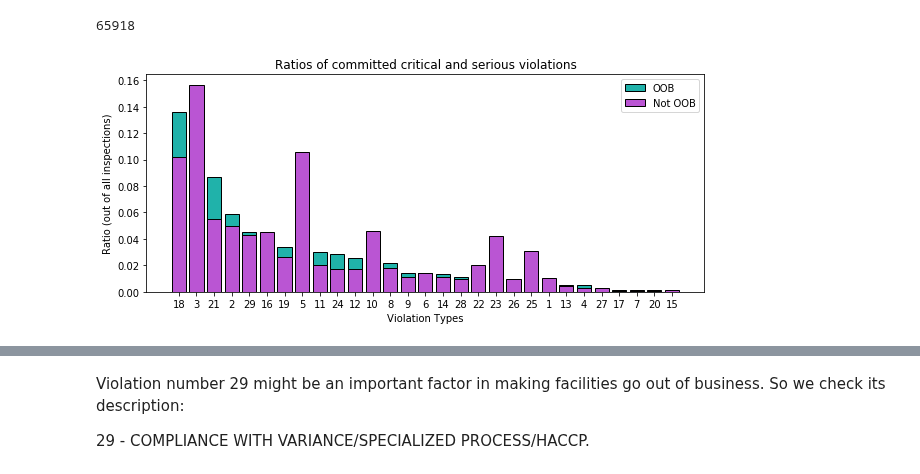
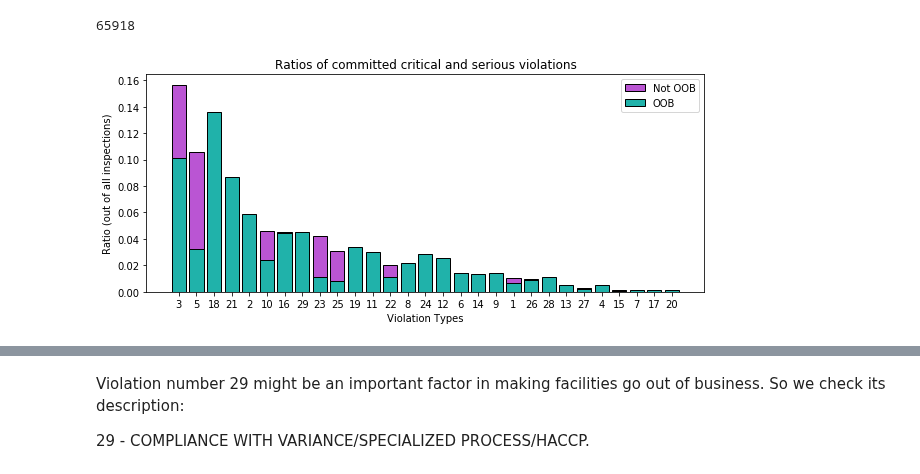
Before and after one commit to RubinDaija/epfl-ada-2019-project, a Jupyter notebook: sena_violations.ipynb, the cells around one changed output, grey strips where cells are left out. Cells and saved outputs as stored; diff of their text form; code cells hidden in the pictures.

```diff
--- a/sena_violations.ipynb
+++ b/sena_violations.ipynb
@@ -970,13 +970,13 @@ ratio_crit_serious_oob = {k: v / num_oob_inspections for k, v in sorted_vio_freq
 ratio_crit_serious_not_oob = {k: v / num_not_oob_inspections for k, v in sorted_vio_freq_crit_serious_not_oob.items()}
 # %%
 plt.figure(figsize=(10,4))
-Facilities=['OOB','Not OOB']
+Facilities=['Not OOB','OOB']
+plt.bar(list(ratio_crit_serious_not_oob.keys()), ratio_crit_serious_not_oob.values(),color='mediumorchid',edgecolor='black')
 plt.bar(list(ratio_crit_serious_oob.keys()), ratio_crit_serious_oob.values(),color='lightseagreen',edgecolor='black')
-plt.bar(list(ratio_crit_serious_not_oob.keys()), ratio_crit_serious_not_oob.values(),color='mediumorchid',edgecolor='black')
 plt.title('Ratios of committed critical and serious violations')
 plt.xlabel('Violation Types')
 plt.ylabel('Ratio (out of all inspections)')
 plt.legend(Facilities,loc=1)
 plt.show()
 # %% [output]
-[figure, old version]
+[figure, new version]
```
Also changed, not shown: parts of 2 cells of this notebook.
